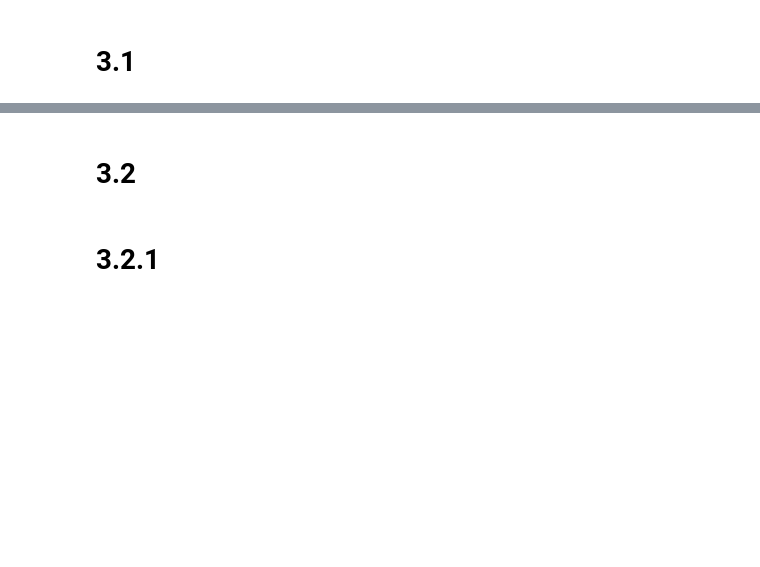
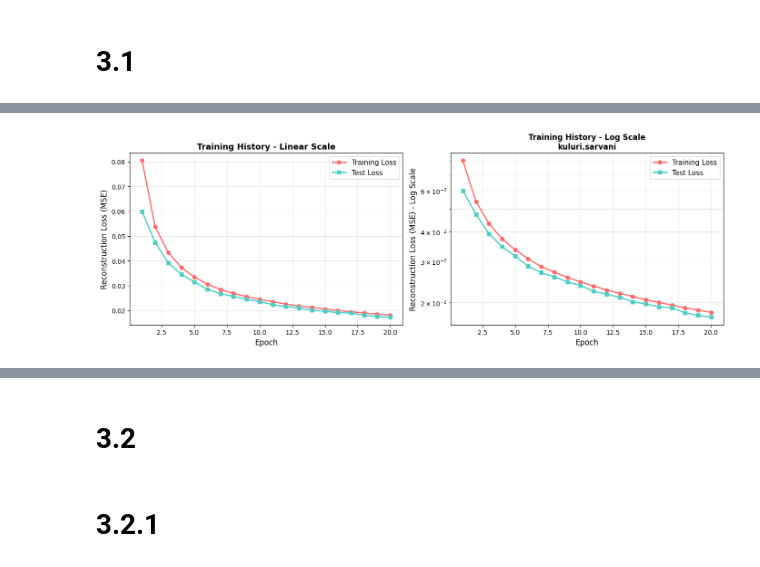
Before and after one commit to rohithasarvani/dummy-smai, a Jupyter notebook: 3.ipynb, the cells around one changed output, grey strips where cells are left out. Cells and saved outputs as stored; diff of their text form; code cells hidden in the pictures; blank space fills up the shorter version.

```diff
--- a/3.ipynb
+++ b/3.ipynb
@@ -57,15 +57,23 @@ class Identity:
     def __repr__(self):
         return "Identity()"
 # %%
+# Modified Linear Layer with Improved Weight Initialization and Gradient Clipping
 class Linear:
-    """Fully Connected Layer"""
+    """Fully Connected Layer with improved initialization"""
     def __init__(self, in_features, out_features, activation):
         self.in_features = in_features
         self.out_features = out_features
         self.activation = activation
 
-        # Initialize weights and biases
-        self.W = np.random.randn(in_features, out_features) * np.sqrt(2.0 / in_features)
+        # Improved He initialization for large networks
+        if isinstance(activation, ReLU):
+            self.W = np.random.randn(in_features, out_features) * np.sqrt(2.0 / in_features)
+        elif isinstance(activation, Sigmoid):
+            # Xavier initialization for sigmoid
+            self.W = np.random.randn(in_features, out_features) * np.sqrt(1.0 / in_features)
+        else:
+            self.W = np.random.randn(in_features, out_features) * np.sqrt(2.0 / in_features)
+
         self.b = np.zeros((1, out_features))
 
         # Cumulative gradients
@@ -81,9 +89,14 @@ class Linear:
     def backward(self, grad_output):
         # Gradient w.r.t activation
         grad_activation = self.activation.backward(grad_output)
+
+        # Gradient clipping to prevent explosion
+        grad_activation = np.clip(grad_activation, -10, 10)
+
         # Gradients w.r.t weights and biases
         self.dW_cum += self.input.T @ grad_activation
         self.db_cum += np.sum(grad_activation, axis=0, keepdims=True)
+
         # Gradient w.r.t input for previous layer
         grad_input = grad_activation @ self.W.T
         return grad_input
@@ -93,6 +106,10 @@ class Linear:
         self.db_cum.fill(0)
 
     def update(self, lr=0.01):
+        # Gradient clipping before update
+        self.dW_cum = np.clip(self.dW_cum, -1, 1)
+        self.db_cum = np.clip(self.db_cum, -1, 1)
+
         self.W -= lr * self.dW_cum
         self.b -= lr * self.db_cum
         self.zero_grad()
@@ -604,34 +669,36 @@ def plot_training_history(history, save_path=None):
                 label='Training Loss', color='#FF6B6B')
     axes[0].plot(epochs, test_loss, 's-', linewidth=2, markersize=6,
                 label='Test Loss', color='#4ECDC4')
     axes[0].set_xlabel('Epoch', fontsize=12)
     axes[0].set_ylabel('Reconstruction Loss (MSE)', fontsize=12)
     axes[0].set_title('Training History - Linear Scale', fontsize=13, fontweight='bold')
     axes[0].legend(fontsize=11)
     axes[0].grid(True, alpha=0.3)
 
     # Log scale plot
     axes[1].plot(epochs, train_loss, 'o-', linewidth=2, markersize=6,
                 label='Training Loss', color='#FF6B6B')
     axes[1].plot(epochs, test_loss, 's-', linewidth=2, markersize=6,
                 label='Test Loss', color='#4ECDC4')
     axes[1].set_xlabel('Epoch', fontsize=12)
     axes[1].set_ylabel('Reconstruction Loss (MSE) - Log Scale', fontsize=12)
-    axes[1].set_title('Training History - Log Scale', fontsize=13, fontweight='bold')
+    axes[1].set_title('Training History - Log Scale\nkuluri.sarvani',fontweight='bold')
     axes[1].legend(fontsize=11)
     axes[1].grid(True, alpha=0.3, which='both')
     axes[1].set_yscale('log')
 
     plt.tight_layout()
 
     if save_path:
         plt.savefig(save_path, dpi=150, bbox_inches='tight')
         print(f"Plot saved to: {save_path}")
 
     plt.show()
 
 # Plot training history
 plot_training_history(training_history)
+# %% [output]
+[figure, added]
 # %%
 # Cell 7 - Alternative Compact Visualization (One Sample Per Digit)
 def visualize_single_reconstruction_per_digit(autoencoder, X_test, y_test, save_path=None):
```
Also changed, not shown: parts of 22 cells of this notebook.
